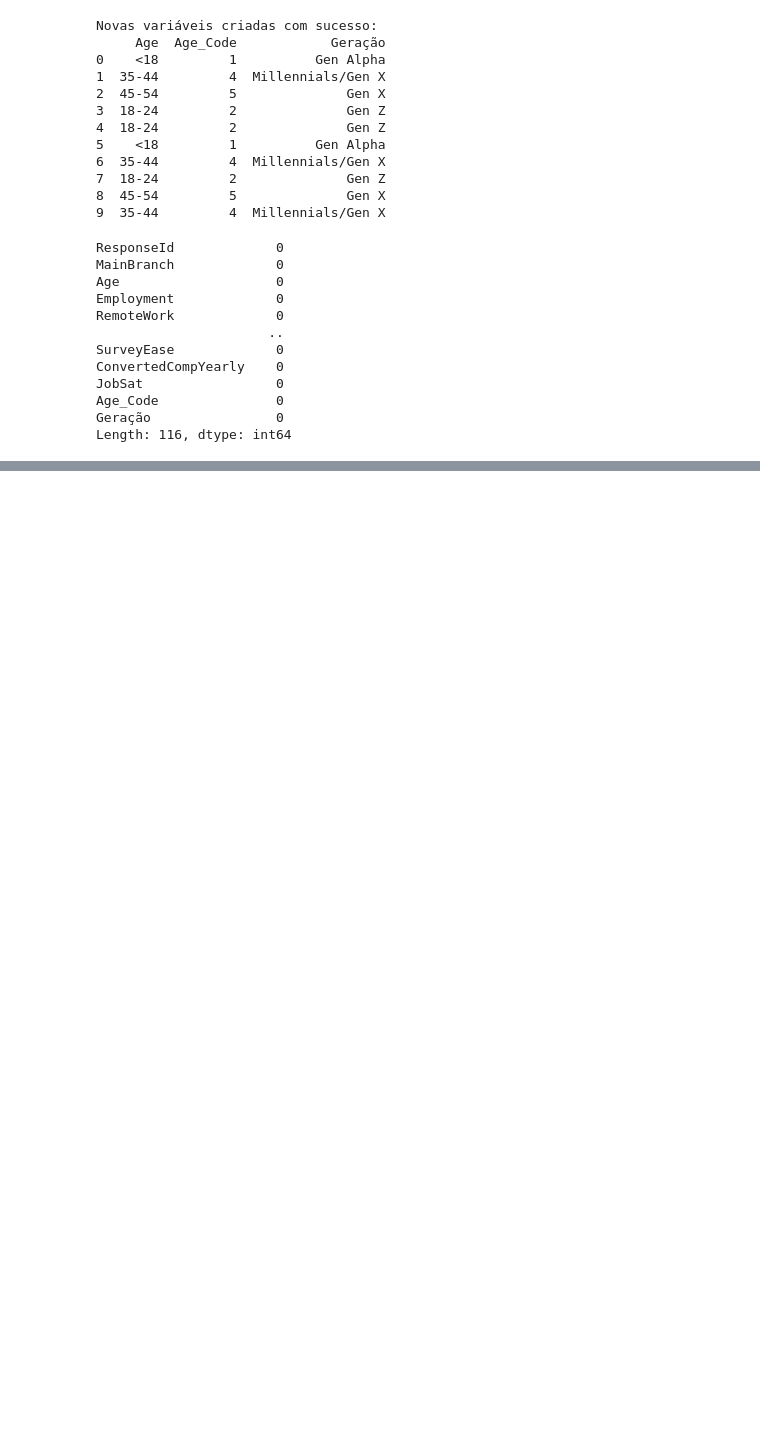
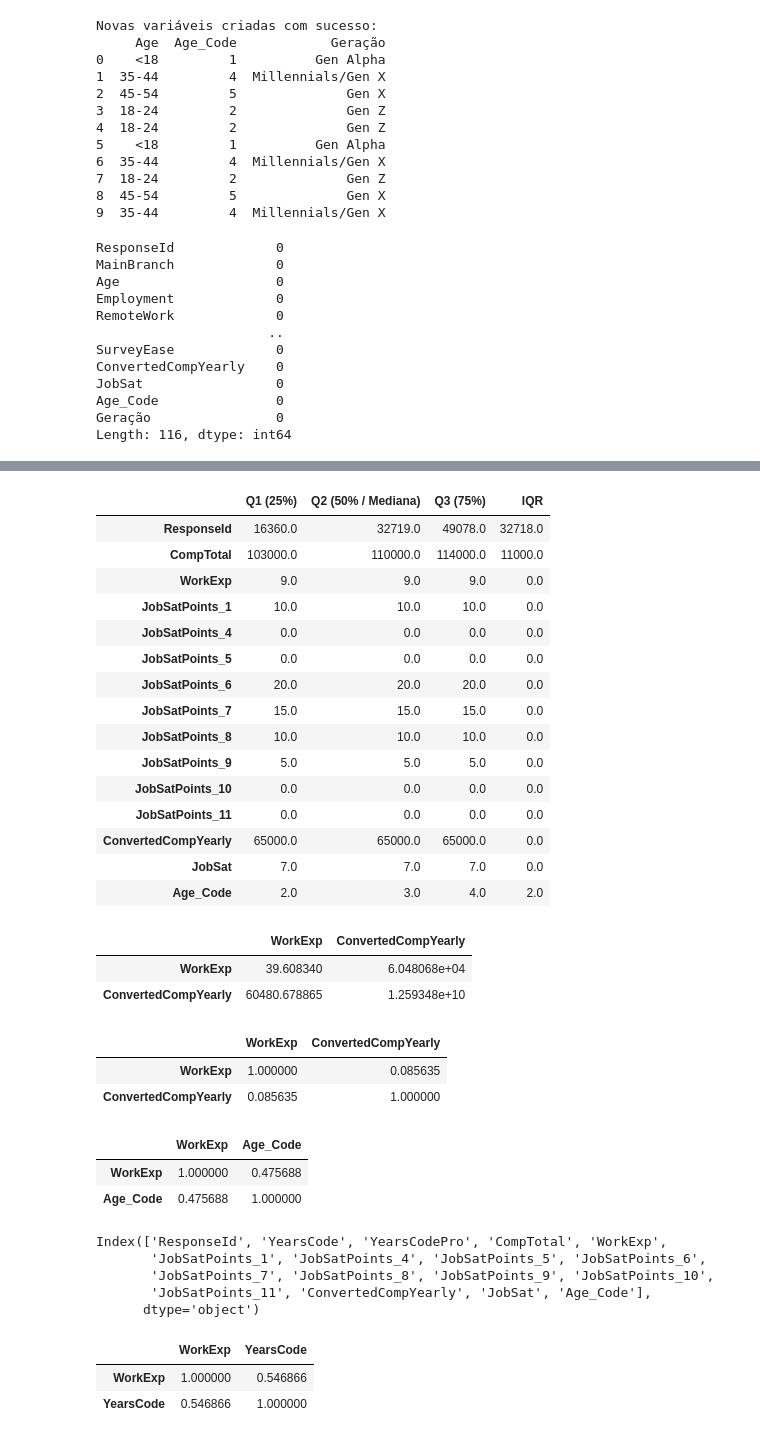
Before and after one commit to Rodrigo-CPEio/DataSet_GroupProject, a Jupyter notebook: Notebook_LAD.ipynb, the cells around one changed output, grey strips where cells are left out. Drawn from its saved outputs; the diff is of its cells as text; code cells hidden in the pictures; blank space fills up the shorter version.

```diff
--- a/Notebook_LAD.ipynb
+++ b/Notebook_LAD.ipynb
@@ -218,0 +286,58 @@ srp.to_csv('DATASET/dataset_limpo_geracoes.csv', index=False)
+# %%
+#De seguida fazemos os cáclculo dos quartis e cálculamos também o IQR (mostra onde está concetrada a maioria dos dados)
+
+quartis = pd.DataFrame({
+    "Q1 (25%)": data.quantile(0.25),
+    "Q2 (50% / Mediana)": data.quantile(0.50),
+    "Q3 (75%)": data.quantile(0.75),
+    "IQR": data.quantile(0.75) - data.quantile(0.25)
+})
+
+quartis
+# %% [output]
+|  | Q1 (25%) | Q2 (50% / Mediana) | Q3 (75%) | IQR |
+| ResponseId | 16360.0 | 32719.0 | 49078.0 | 32718.0 |
+| CompTotal | 103000.0 | 110000.0 | 114000.0 | 11000.0 |
+| WorkExp | 9.0 | 9.0 | 9.0 | 0.0 |
+| JobSatPoints_1 | 10.0 | 10.0 | 10.0 | 0.0 |
+| JobSatPoints_4 | 0.0 | 0.0 | 0.0 | 0.0 |
+| JobSatPoints_5 | 0.0 | 0.0 | 0.0 | 0.0 |
+| JobSatPoints_6 | 20.0 | 20.0 | 20.0 | 0.0 |
+| JobSatPoints_7 | 15.0 | 15.0 | 15.0 | 0.0 |
+| JobSatPoints_8 | 10.0 | 10.0 | 10.0 | 0.0 |
+| JobSatPoints_9 | 5.0 | 5.0 | 5.0 | 0.0 |
+| JobSatPoints_10 | 0.0 | 0.0 | 0.0 | 0.0 |
+| JobSatPoints_11 | 0.0 | 0.0 | 0.0 | 0.0 |
+| ConvertedCompYearly | 65000.0 | 65000.0 | 65000.0 | 0.0 |
+| JobSat | 7.0 | 7.0 | 7.0 | 0.0 |
+| Age_Code | 2.0 | 3.0 | 4.0 | 2.0 |
+# %%
+#Através da covariancia, conseguimos visualizar como as duas variaveis variam em conjunto.
+#NEste caso, vemos um valor positivo o que seignifica que tendem a aumentar juntas, logo
+#Quanto mais experiencia, melhor é o salário
+
+covariancia = data[["WorkExp", "ConvertedCompYearly"]].cov()
+covariancia
+# %% [output]
+|  | WorkExp | ConvertedCompYearly |
+| WorkExp | 39.608340 | 6.048068e+04 |
+| ConvertedCompYearly | 60480.678865 | 1.259348e+10 |
+# %%
+#Com a correlação conseguimos verificar o grau de relação entre duas variáveis.
+#Neste caso a correlação é bastante baixa, cerca de 0.086, ou seja, quase não existe correlação entre a Experienci de trabalho e o salário anual convertido
+
+corr = data[["WorkExp", "ConvertedCompYearly"]].corr()
+corr
+# %% [output]
+|  | WorkExp | ConvertedCompYearly |
+| WorkExp | 1.000000 | 0.085635 |
+| ConvertedCompYearly | 0.085635 | 1.000000 |
+# %%
+#Neste caso já é diferente, aqui já conseguimos identificar uma correlação de 0.48, o que significa que é Moderada.
+#Ou seja, a Experiencia tem alguma coisa a ver com os Anos de Código
+corrB = data[['WorkExp', 'Age_Code']].corr()
+corrB
+# %% [output]
+|  | WorkExp | Age_Code |
+| WorkExp | 1.000000 | 0.475688 |
+| Age_Code | 0.475688 | 1.000000 |
@@ -218,0 +367,11 @@ srp.to_csv('DATASET/dataset_limpo_geracoes.csv', index=False)
+# %%
+#Verificamos novamente quais as colunas que estão como numérico
+
+data = dataset_medianag.select_dtypes(include="number")
+data.columns
+# %% [output]
+Index(['ResponseId', 'YearsCode', 'YearsCodePro', 'CompTotal', 'WorkExp',
+       'JobSatPoints_1', 'JobSatPoints_4', 'JobSatPoints_5', 'JobSatPoints_6',
+       'JobSatPoints_7', 'JobSatPoints_8', 'JobSatPoints_9', 'JobSatPoints_10',
+       'JobSatPoints_11', 'ConvertedCompYearly', 'JobSat', 'Age_Code'],
+      dtype='object')
@@ -218,0 +380,11 @@ srp.to_csv('DATASET/dataset_limpo_geracoes.csv', index=False)
+# %%
+#Experiência Profissional vs Anos de Código
+
+corr_A = data[["WorkExp", "YearsCode"]].corr()
+corr_A
+
+#Verificamos então que existe uma correlação moderada entre estas duas variáveis.
+# %% [output]
+|  | WorkExp | YearsCode |
+| WorkExp | 1.000000 | 0.546866 |
+| YearsCode | 0.546866 | 1.000000 |
```
Also changed, not shown: parts of 17 cells of this notebook, 2 other files.
